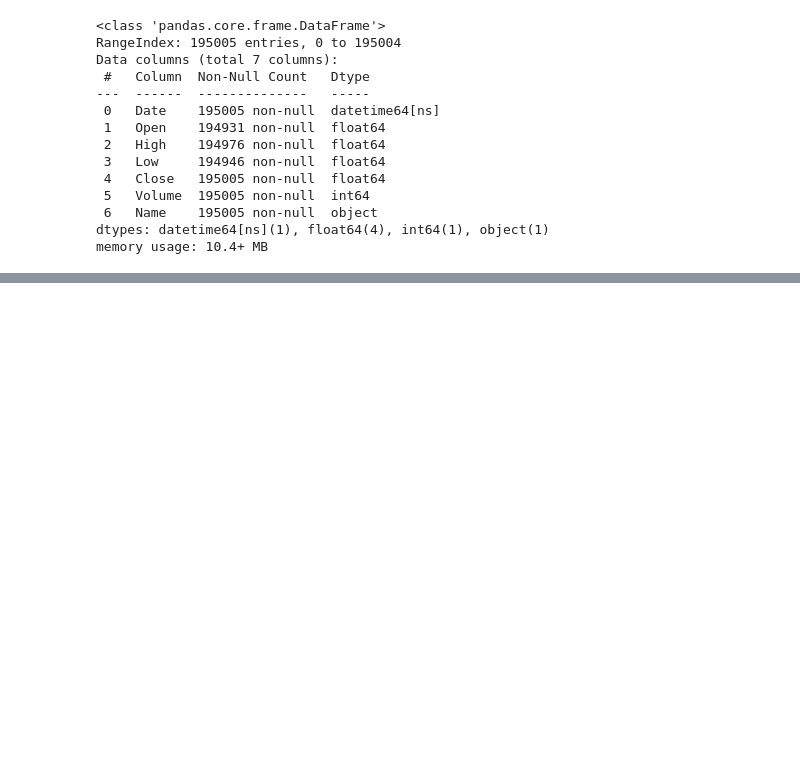
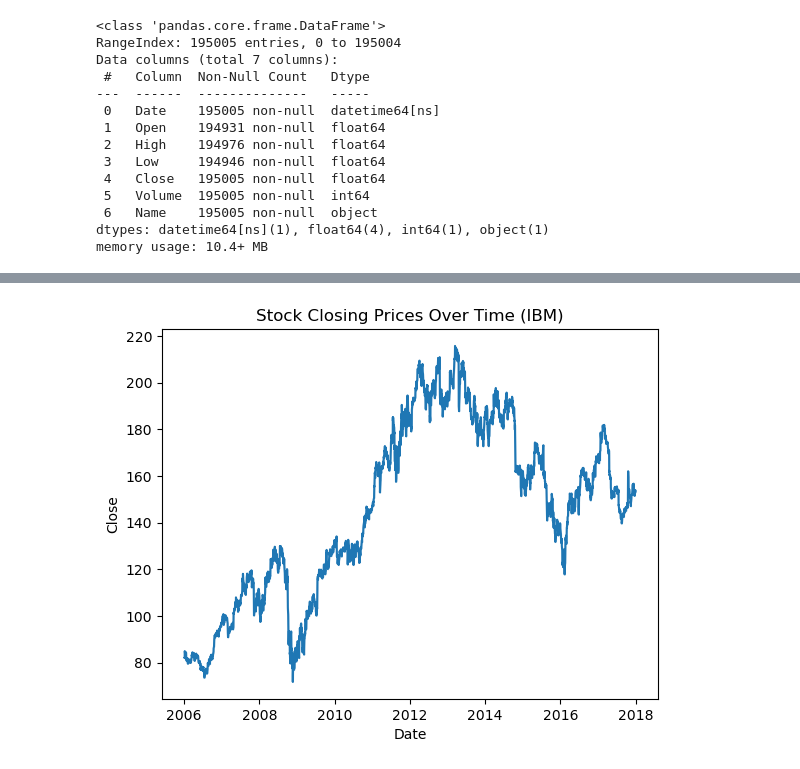
Before and after one commit to usp787/DJIA_30_Stock_Time_Series, a Jupyter notebook: DJIA_30_Stock_Time_Series.ipynb, the cells around one changed output, grey strips where cells are left out. Drawn from its saved outputs; the diff is of its cells as text; code cells hidden in the pictures; blank space fills up the shorter version.

Commit message:
Make the plot of closing price (IBM)

```diff
--- a/DJIA_30_Stock_Time_Series.ipynb
+++ b/DJIA_30_Stock_Time_Series.ipynb
@@ -50,0 +47,2 @@ combined_df.head()
+# %%
+combined_df['Date'] = pd.to_datetime(combined_df['Date'])
@@ -50,0 +61,6 @@ combined_df.head()
+# %%
+sns.lineplot(data=combined_df[combined_df['Name'] == 'IBM'], x='Date', y='Close')
+plt.title('Stock Closing Prices Over Time (IBM)')
+plt.show()
+# %% [output]
+[figure, added]
```
Also changed, not shown: parts of 4 cells of this notebook.
